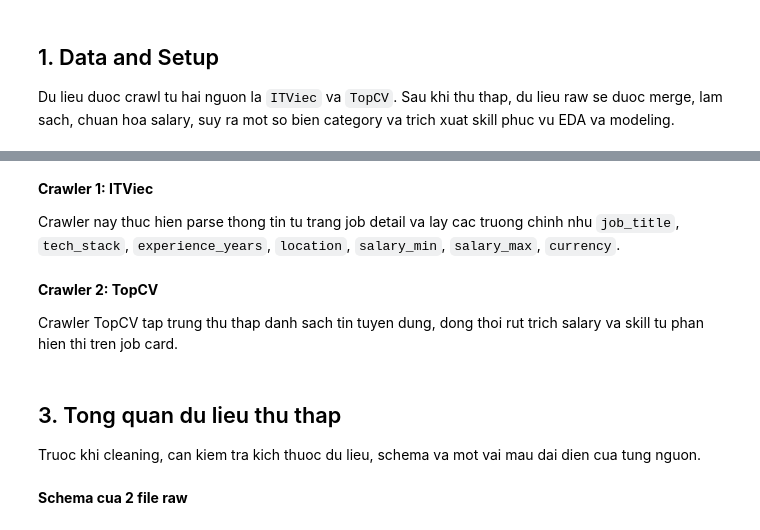
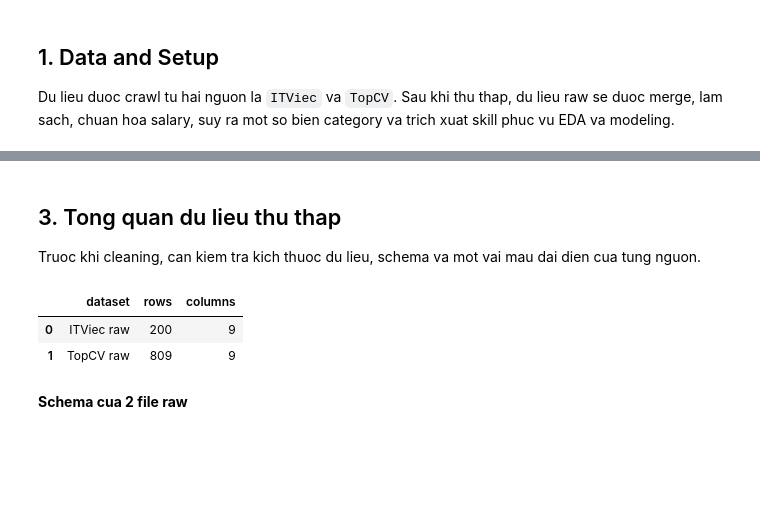
Before and after one commit to dhtphu05/analyzing-it-recruitment-trends-in-viet-nam-2026, a Jupyter notebook: description.ipynb, the cells around one changed output, grey strips where cells are left out. Drawn from its saved outputs; the diff is of its cells as text; code cells hidden in the pictures; blank space fills up the shorter version.

```diff
--- a/description.ipynb
+++ b/description.ipynb
@@ -52,4 +41,0 @@ def show_code(path_str, max_lines=None):
-# %% [markdown]
-**Crawler 1: ITViec**
-
-Crawler nay thuc hien parse thong tin tu trang job detail va lay cac truong chinh nhu `job_title`, `tech_stack`, `experience_years`, `location`, `salary_min`, `salary_max`, `currency`.
@@ -58,4 +41,0 @@ show_code('src/data_collection/itviec_crawler_update.py', max_lines=220)
-# %% [markdown]
-**Crawler 2: TopCV**
-
-Crawler TopCV tap trung thu thap danh sach tin tuyen dung, dong thoi rut trich salary va skill tu phan hien thi tren job card.
@@ -67,11 +45,15 @@ show_code('src/data_collection/topcv_crawler.py', max_lines=200)
 Truoc khi cleaning, can kiem tra kich thuoc du lieu, schema va mot vai mau dai dien cua tung nguon.
 # %%
 summary_df = pd.DataFrame({
-    'dataset': ['ITViec raw', 'TopCV raw', 'Merged clean', 'Feature dataset'],
-    'rows': [len(df_itviec), len(df_topcv), len(df_clean), len(df_features)],
-    'columns': [df_itviec.shape[1], df_topcv.shape[1], df_clean.shape[1], df_features.shape[1]],
+    'dataset': ['ITViec raw', 'TopCV raw'],
+    'rows': [len(df_itviec), len(df_topcv)],
+    'columns': [df_itviec.shape[1], df_topcv.shape[1]],
 })
 summary_df
+# %% [output]
+|  | dataset | rows | columns |
+| 0 | ITViec raw | 200 | 9 |
+| 1 | TopCV raw | 809 | 9 |
 # %% [markdown]
 **Schema cua 2 file raw**
 # %%
```
Also changed, not shown: parts of 20 cells of this notebook, 4 other files.
